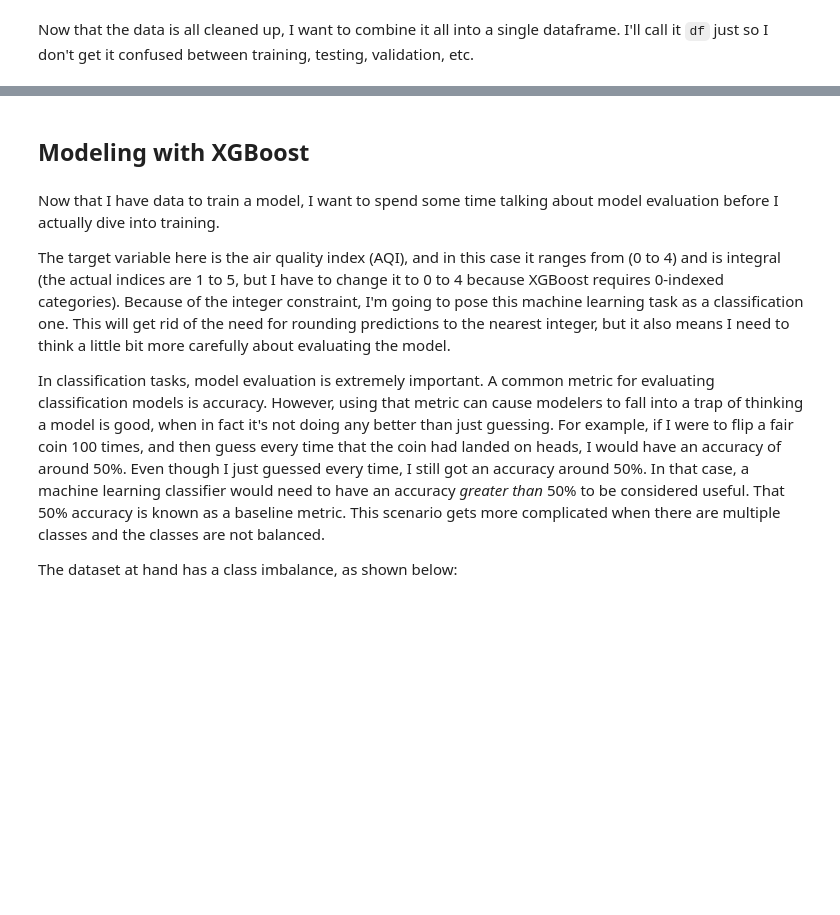
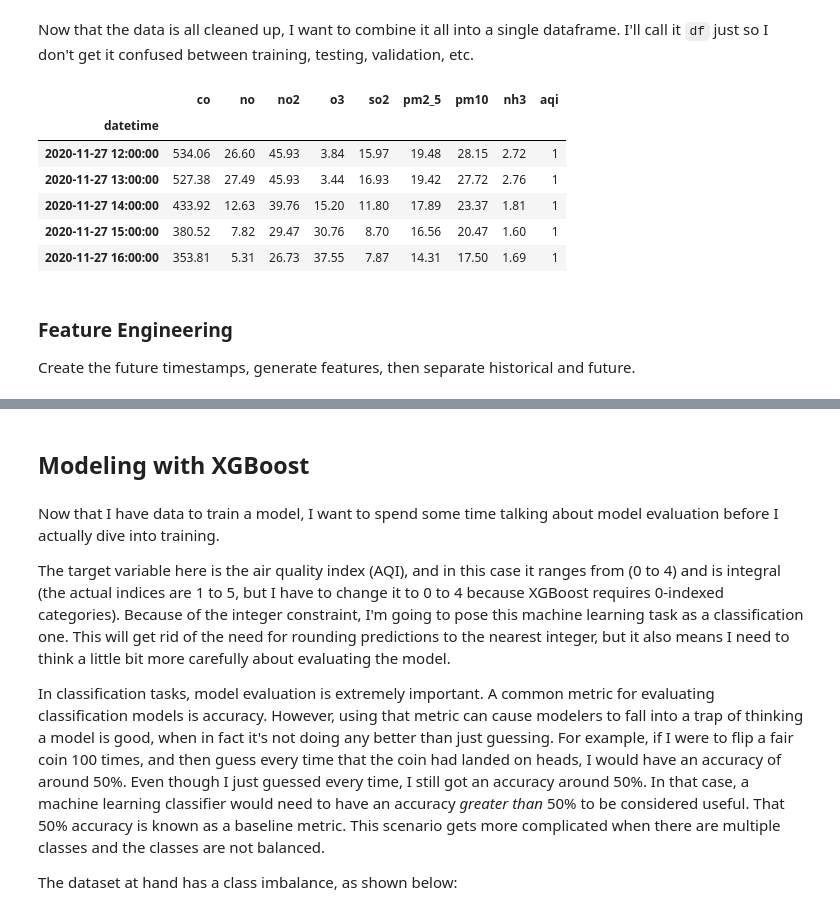
Before and after one commit to achi113s/AQIPrediction, a Jupyter notebook: 3_model_training_nb.ipynb, the cells around one changed output, grey strips where cells are left out. Saved outputs shown, nothing was run; the diff lists cells and outputs as text; code cells hidden in the pictures; blank space fills up the shorter version.

```diff
--- a/3_model_training_nb.ipynb
+++ b/3_model_training_nb.ipynb
@@ -160,4 +198,10 @@ df.head()
-# %%
-df = train_y.drop(columns=['id'])
 # %%
-df
+df.head()
+# %% [output]
+|  | co | no | no2 | o3 | so2 | pm2_5 | pm10 | nh3 | aqi |
+| datetime |  |  |  |  |  |  |  |  |  |
+| 2020-11-27 12:00:00 | 534.06 | 26.60 | 45.93 | 3.84 | 15.97 | 19.48 | 28.15 | 2.72 | 1 |
+| 2020-11-27 13:00:00 | 527.38 | 27.49 | 45.93 | 3.44 | 16.93 | 19.42 | 27.72 | 2.76 | 1 |
+| 2020-11-27 14:00:00 | 433.92 | 12.63 | 39.76 | 15.20 | 11.80 | 17.89 | 23.37 | 1.81 | 1 |
+| 2020-11-27 15:00:00 | 380.52 | 7.82 | 29.47 | 30.76 | 8.70 | 16.56 | 20.47 | 1.60 | 1 |
+| 2020-11-27 16:00:00 | 353.81 | 5.31 | 26.73 | 37.55 | 7.87 | 14.31 | 17.50 | 1.69 | 1 |
@@ -181,0 +208,4 @@ df.columns
+# %% [markdown]
+### Feature Engineering
+
+Create the future timestamps, generate features, then separate historical and future.
```
Also changed, not shown: parts of 43 cells of this notebook, 2 other files.
